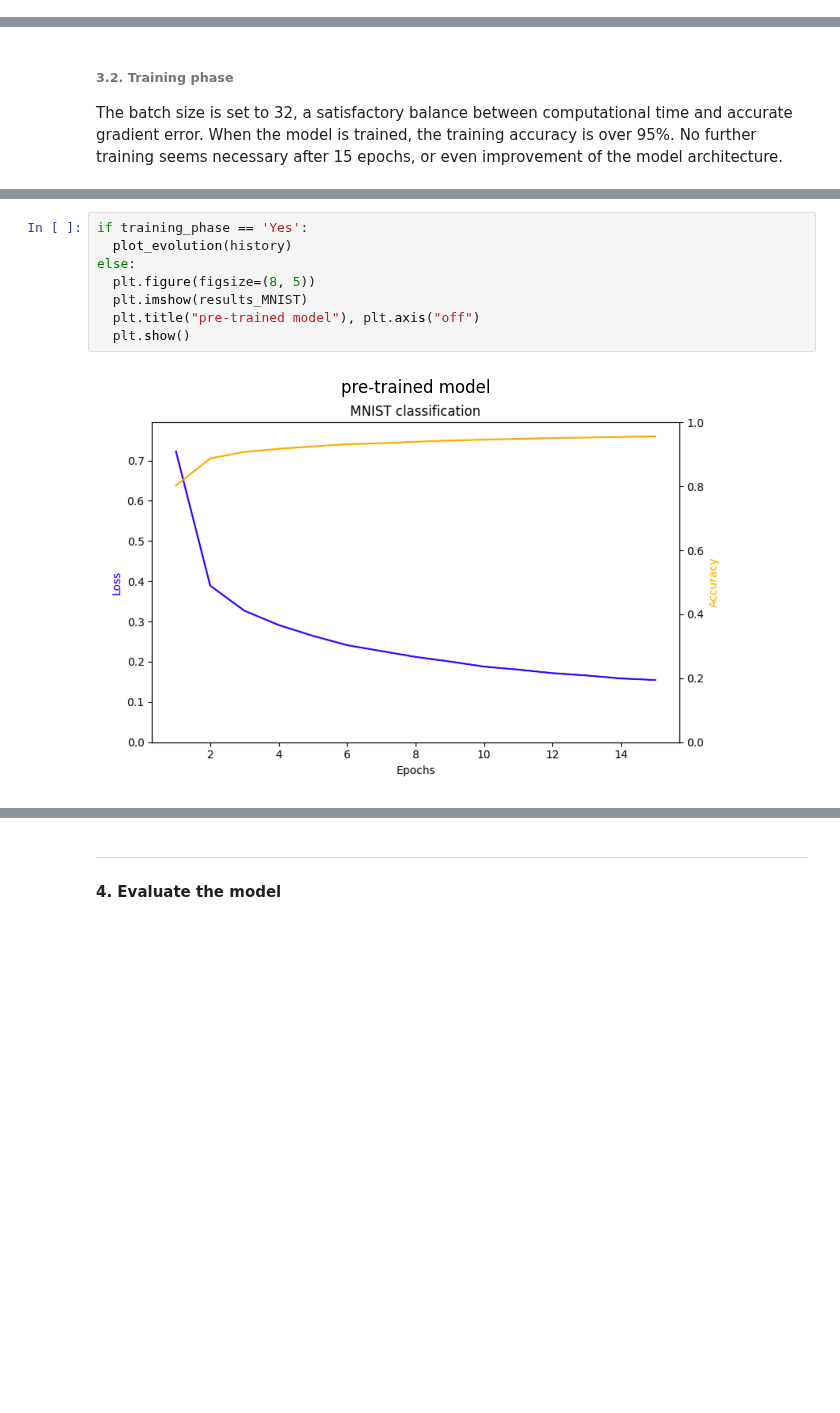
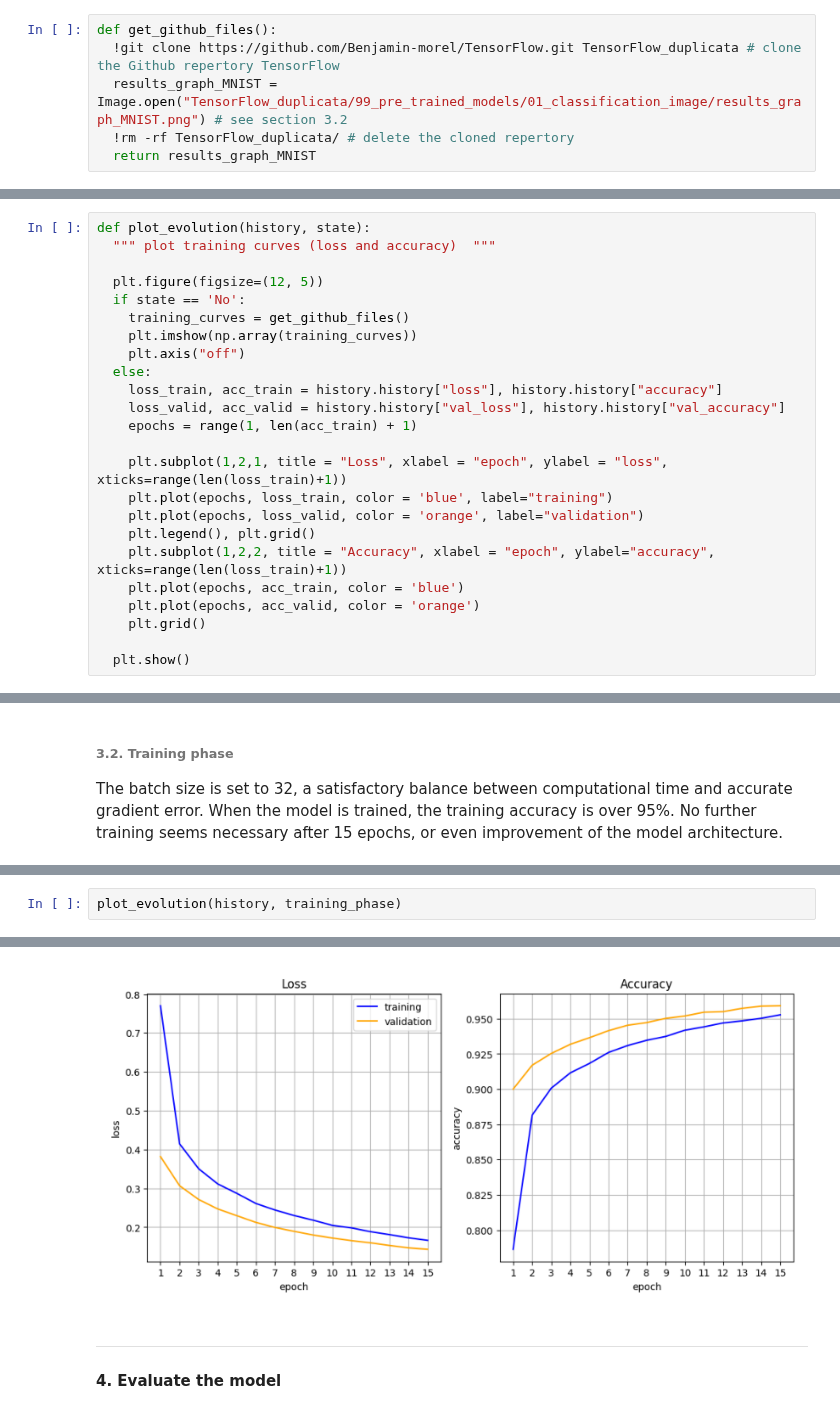
Before and after one commit to Benjamin-morel/TensorFlow, a Jupyter notebook: 01_classification_image.ipynb, the cells around one changed output, grey strips where cells are left out. Drawn from its saved outputs; the diff is of its cells as text; blank space fills up the shorter version.

```diff
--- a/01_classification_image.ipynb
+++ b/01_classification_image.ipynb
@@ -59,3 +58,9 @@ import os                                     # miscellaneous operating system i
 from PIL import Image                         # image processing capabilities
 import keras_tuner as kt                      # optimal hyperparameter search tool
+# %%
+def get_github_files():
+  !git clone https://github.com/Benjamin-morel/TensorFlow.git TensorFlow_duplicata # clone the Github repertory TensorFlow
+  results_graph_MNIST = Image.open("TensorFlow_duplicata/99_pre_trained_models/01_classification_image/results_graph_MNIST.png") # see section 3.2
+  !rm -rf TensorFlow_duplicata/ # delete the cloned repertory
+  return results_graph_MNIST
 # %%
@@ -91 +83,25 @@ def plot_evolution(history):
+# %%
+def plot_evolution(history, state):
+  """ plot training curves (loss and accuracy)  """
+
+  plt.figure(figsize=(12, 5))
+  if state == 'No':
+    training_curves = get_github_files()
+    plt.imshow(np.array(training_curves))
+    plt.axis("off")
+  else:
+    loss_train, acc_train = history.history["loss"], history.history["accuracy"]
+    loss_valid, acc_valid = history.history["val_loss"], history.history["val_accuracy"]
+    epochs = range(1, len(acc_train) + 1)
+
+    plt.subplot(1,2,1, title = "Loss", xlabel = "epoch", ylabel = "loss", xticks=range(len(loss_train)+1))
+    plt.plot(epochs, loss_train, color = 'blue', label="training")
+    plt.plot(epochs, loss_valid, color = 'orange', label="validation")
+    plt.legend(), plt.grid()
+    plt.subplot(1,2,2, title = "Accuracy", xlabel = "epoch", ylabel="accuracy", xticks=range(len(loss_train)+1))
+    plt.plot(epochs, acc_train, color = 'blue')
+    plt.plot(epochs, acc_valid, color = 'orange')
+    plt.grid()
+
+  plt.show()
 # %%
@@ -219,10 +238,3 @@ Updating files: 100% (39/39), done.
-# %%
-if training_phase == 'Yes':
-  plot_evolution(history)
-else:
-  plt.figure(figsize=(8, 5))
-  plt.imshow(results_MNIST)
-  plt.title("pre-trained model"), plt.axis("off")
-  plt.show()
-# %% [output]
-[figure, removed]
+# %%
+plot_evolution(history, training_phase)
+# %% [output]
@@ -229,3 +249,4 @@ else:
+[figure, added]
 # %% [markdown]
 
 ---
```
Also changed, not shown: parts of 31 cells of this notebook.
